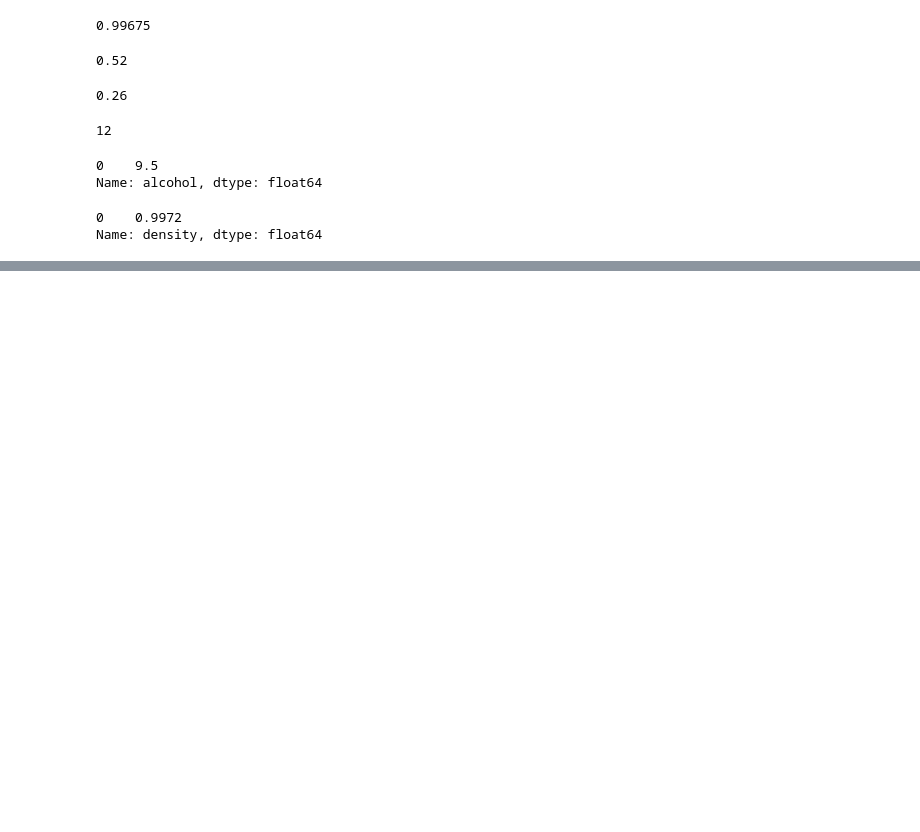
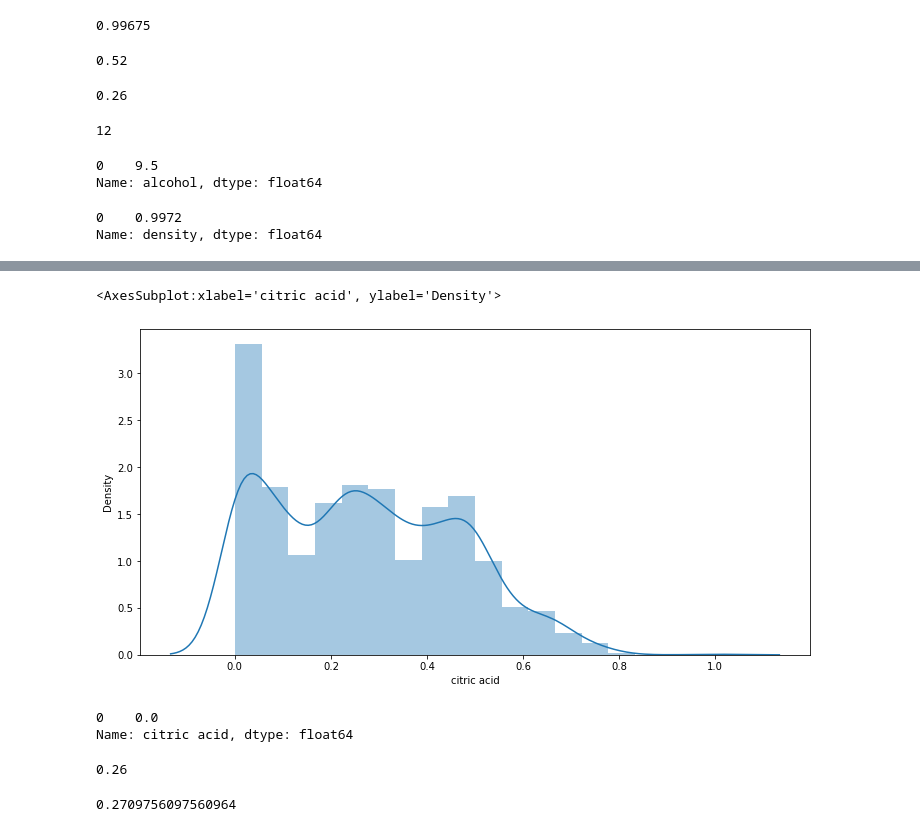
Before and after one commit to AdsonRoberto/ML_Analise_de_dados, a Jupyter notebook: analise_de_dados.ipynb, the cells around one changed output, grey strips where cells are left out. Saved outputs shown, nothing was run; the diff lists cells and outputs as text; code cells hidden in the pictures; blank space fills up the shorter version.

```diff
--- a/analise_de_dados.ipynb
+++ b/analise_de_dados.ipynb
@@ -260,0 +320,23 @@ Name: density, dtype: float64
+# %%
+ax = sns.distplot(dados['citric acid'])
+ax.figure.set_size_inches(12, 6)
+ax
+# %% [output]
+<AxesSubplot:xlabel='citric acid', ylabel='Density'>
+[figure, added]
+# %%
+Moda = dados['citric acid'].mode()
+Moda
+# %% [output]
+0    0.0
+Name: citric acid, dtype: float64
+# %%
+Mediana = dados['citric acid'].median()
+Mediana
+# %% [output]
+0.26
+# %%
+Media = dados['citric acid'].mean()
+Media
+# %% [output]
+0.2709756097560964
```
Also changed, not shown: parts of 11 cells of this notebook.
